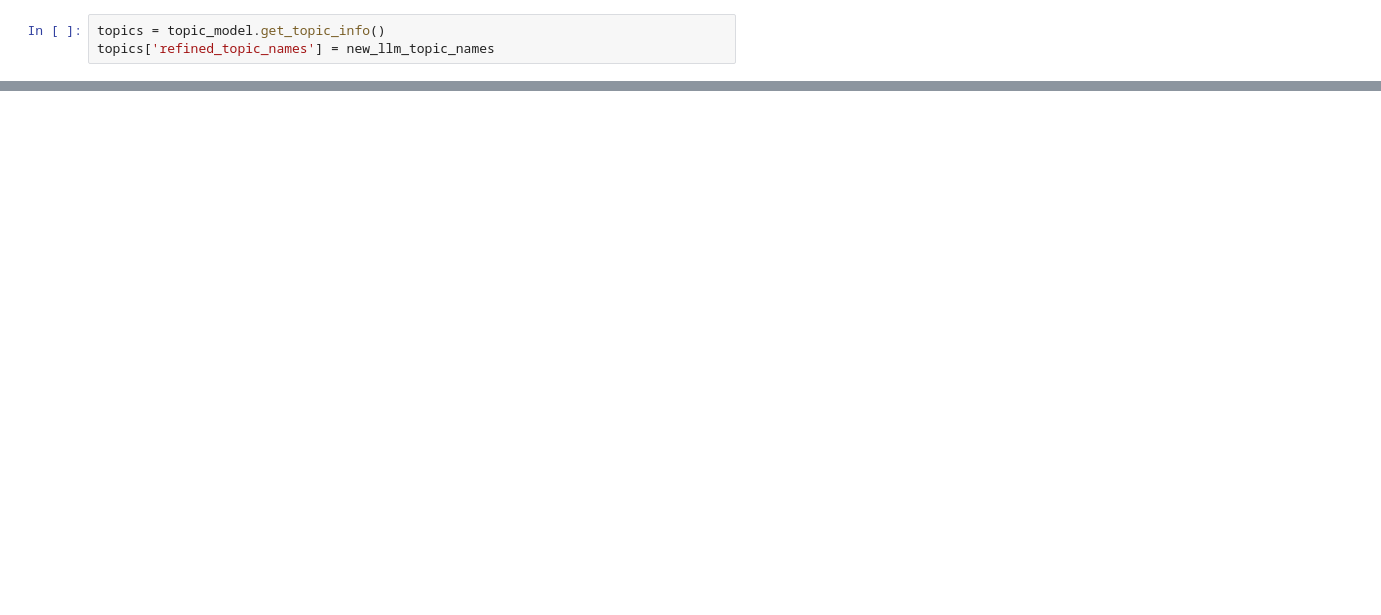
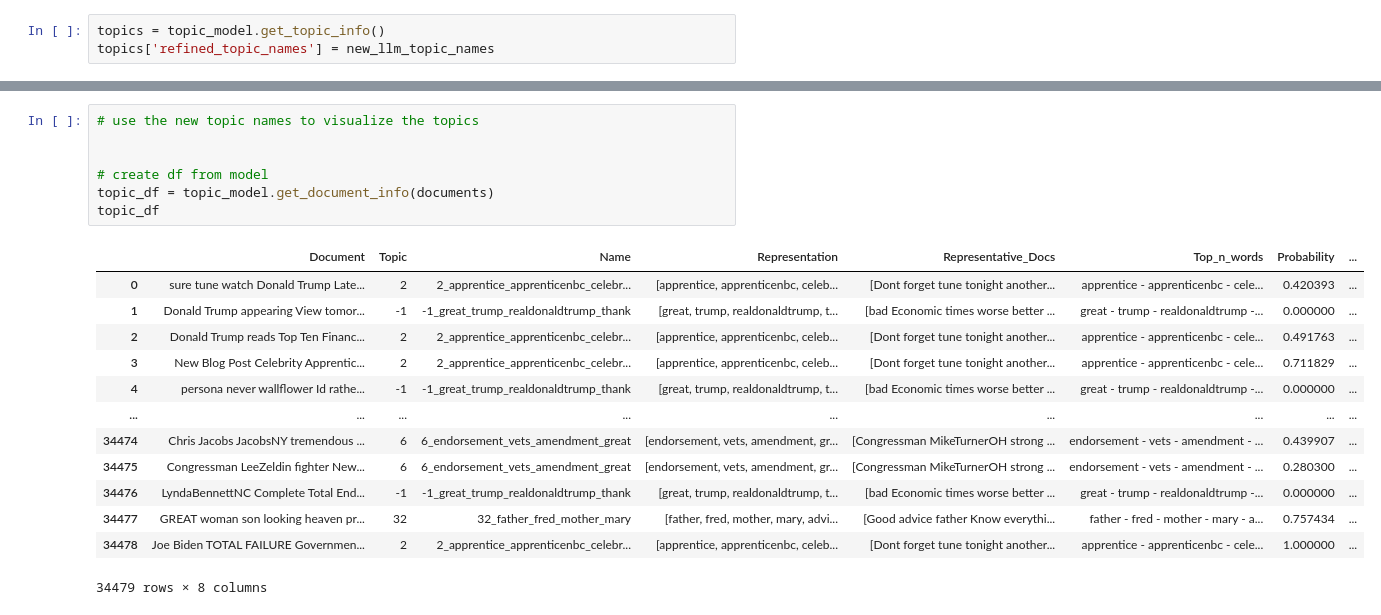
Before and after one commit to z-dickson/my580-applied-language-models, a Jupyter notebook: code/BERTopic.ipynb, the cells around one changed output, grey strips where cells are left out. Drawn from its saved outputs; the diff is of its cells as text; blank space fills up the shorter version.

```diff
--- a/code/BERTopic.ipynb
+++ b/code/BERTopic.ipynb
@@ -559,0 +585,21 @@ topics
+# %%
+# use the new topic names to visualize the topics
+
+
+# create df from model
+topic_df = topic_model.get_document_info(documents)
+topic_df
+# %% [output]
+|  | Document | Topic | Name | Representation | Representative_Docs | Top_n_words | Probability | ... |
+| 0 | sure tune watch Donald Trump Late... | 2 | 2_apprentice_apprenticenbc_celebr... | [apprentice, apprenticenbc, celeb... | [Dont forget tune tonight another... | apprentice - apprenticenbc - cele... | 0.420393 | ... |
+| 1 | Donald Trump appearing View tomor... | -1 | -1_great_trump_realdonaldtrump_thank | [great, trump, realdonaldtrump, t... | [bad Economic times worse better ... | great - trump - realdonaldtrump -... | 0.000000 | ... |
+| 2 | Donald Trump reads Top Ten Financ... | 2 | 2_apprentice_apprenticenbc_celebr... | [apprentice, apprenticenbc, celeb... | [Dont forget tune tonight another... | apprentice - apprenticenbc - cele... | 0.491763 | ... |
+| 3 | New Blog Post Celebrity Apprentic... | 2 | 2_apprentice_apprenticenbc_celebr... | [apprentice, apprenticenbc, celeb... | [Dont forget tune tonight another... | apprentice - apprenticenbc - cele... | 0.711829 | ... |
+| 4 | persona never wallflower Id rathe... | -1 | -1_great_trump_realdonaldtrump_thank | [great, trump, realdonaldtrump, t... | [bad Economic times worse better ... | great - trump - realdonaldtrump -... | 0.000000 | ... |
+| ... | ... | ... | ... | ... | ... | ... | ... | ... |
+| 34474 | Chris Jacobs JacobsNY tremendous ... | 6 | 6_endorsement_vets_amendment_great | [endorsement, vets, amendment, gr... | [Congressman MikeTurnerOH strong ... | endorsement - vets - amendment - ... | 0.439907 | ... |
+| 34475 | Congressman LeeZeldin fighter New... | 6 | 6_endorsement_vets_amendment_great | [endorsement, vets, amendment, gr... | [Congressman MikeTurnerOH strong ... | endorsement - vets - amendment - ... | 0.280300 | ... |
+| 34476 | LyndaBennettNC Complete Total End... | -1 | -1_great_trump_realdonaldtrump_thank | [great, trump, realdonaldtrump, t... | [bad Economic times worse better ... | great - trump - realdonaldtrump -... | 0.000000 | ... |
+| 34477 | GREAT woman son looking heaven pr... | 32 | 32_father_fred_mother_mary | [father, fred, mother, mary, advi... | [Good advice father Know everythi... | father - fred - mother - mary - a... | 0.757434 | ... |
+| 34478 | Joe Biden TOTAL FAILURE Governmen... | 2 | 2_apprentice_apprenticenbc_celebr... | [apprentice, apprenticenbc, celeb... | [Dont forget tune tonight another... | apprentice - apprenticenbc - cele... | 1.000000 | ... |
+34479 rows × 8 columns
```
Also changed, not shown: parts of 22 cells of this notebook, 13 other files.
